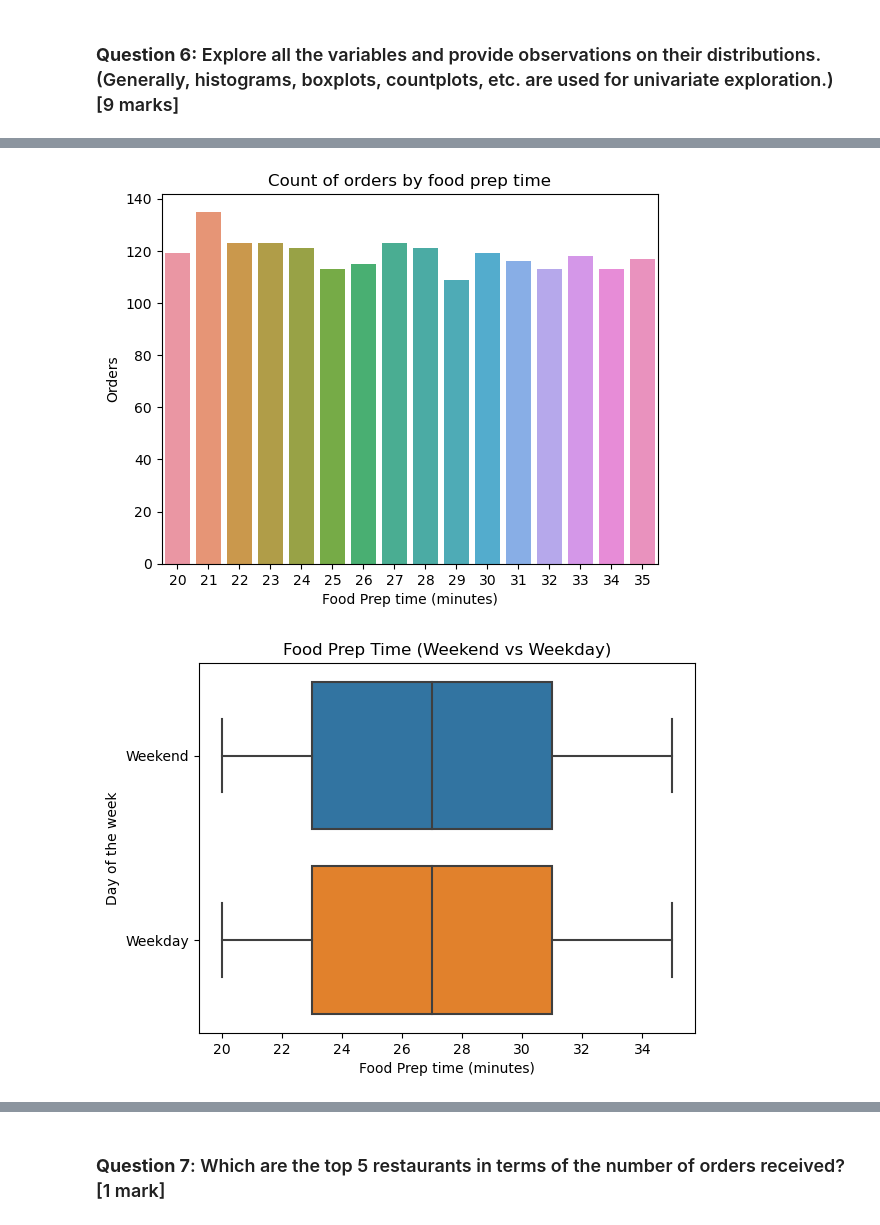
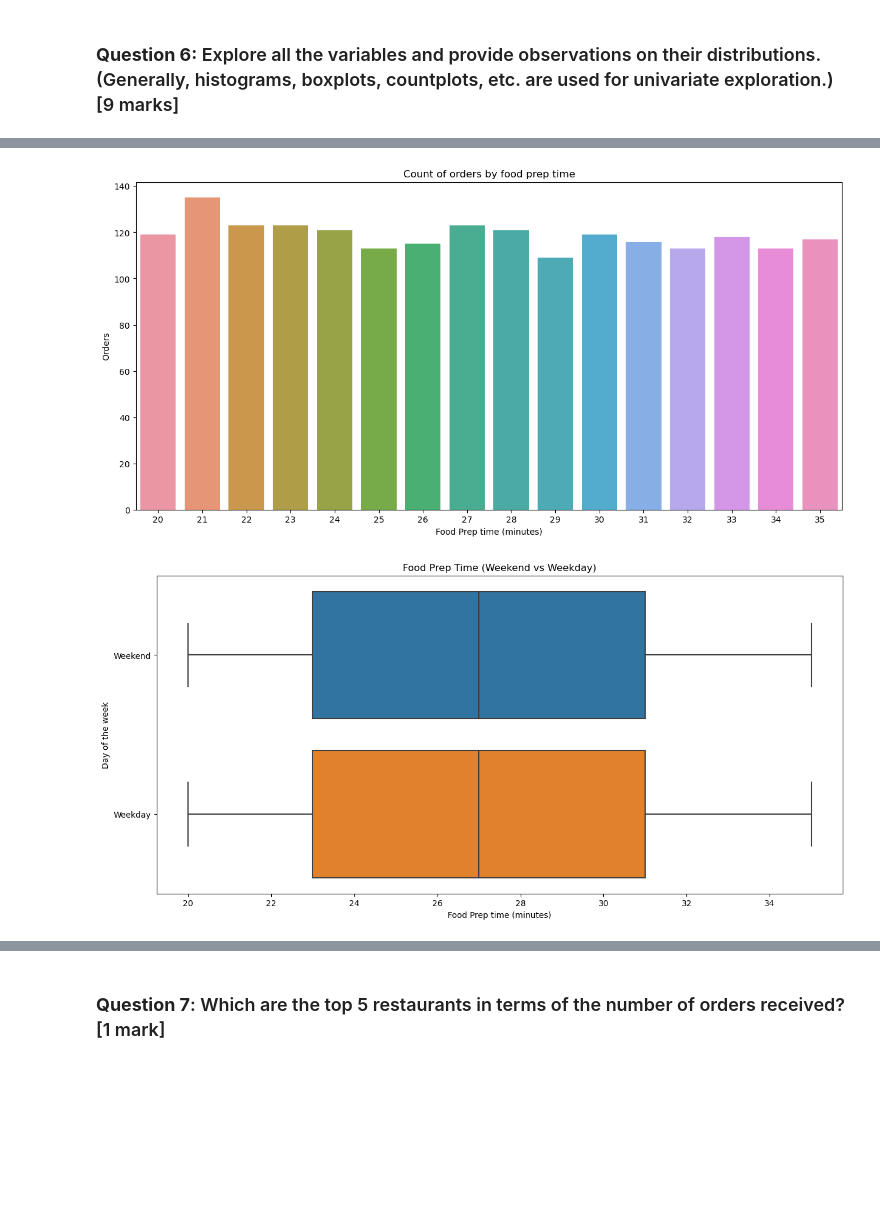
Before and after one commit to Drew75austin/FoodhubProject, a Jupyter notebook: PYF_Project_LearnerNotebook_FullCode.ipynb, the cells around one changed output, grey strips where cells are left out. Drawn from its saved outputs; the diff is of its cells as text; code cells hidden in the pictures; blank space fills up the shorter version.

```diff
--- a/PYF_Project_LearnerNotebook_FullCode.ipynb
+++ b/PYF_Project_LearnerNotebook_FullCode.ipynb
@@ -190,15 +193,21 @@ plt.show()
 # %%
+#Set plot size
+plt.figure(figsize=(15, 7))
+
 # Create seaborn countplot and provide count of the food preparation time across all orders
 cp_orders = sns.countplot(data=df, x='food_preparation_time')
 #specify axis labels
 cp_orders.set(ylabel='Orders',
        xlabel='Food Prep time (minutes)',
        title='Count of orders by food prep time')
 
 plt.show()
 # %% [output]
-[figure, old version]
+[figure, new version]
 # %%
+#set the plot size
+plt.figure(figsize=(15, 7))
+
 # Create seaborn boxplot to show the food preparation time on weekdays and weekend
 box_day = sns.boxplot(data=df,x='food_preparation_time', y='day_of_the_week')#specify axis labels
 
@@ -210,4 +219,4 @@ box_day.set(ylabel='Day of the week',
 
 plt.show()
 # %% [output]
-[figure, old version]
+[figure, new version]
```
Also changed, not shown: parts of 36 cells of this notebook.
